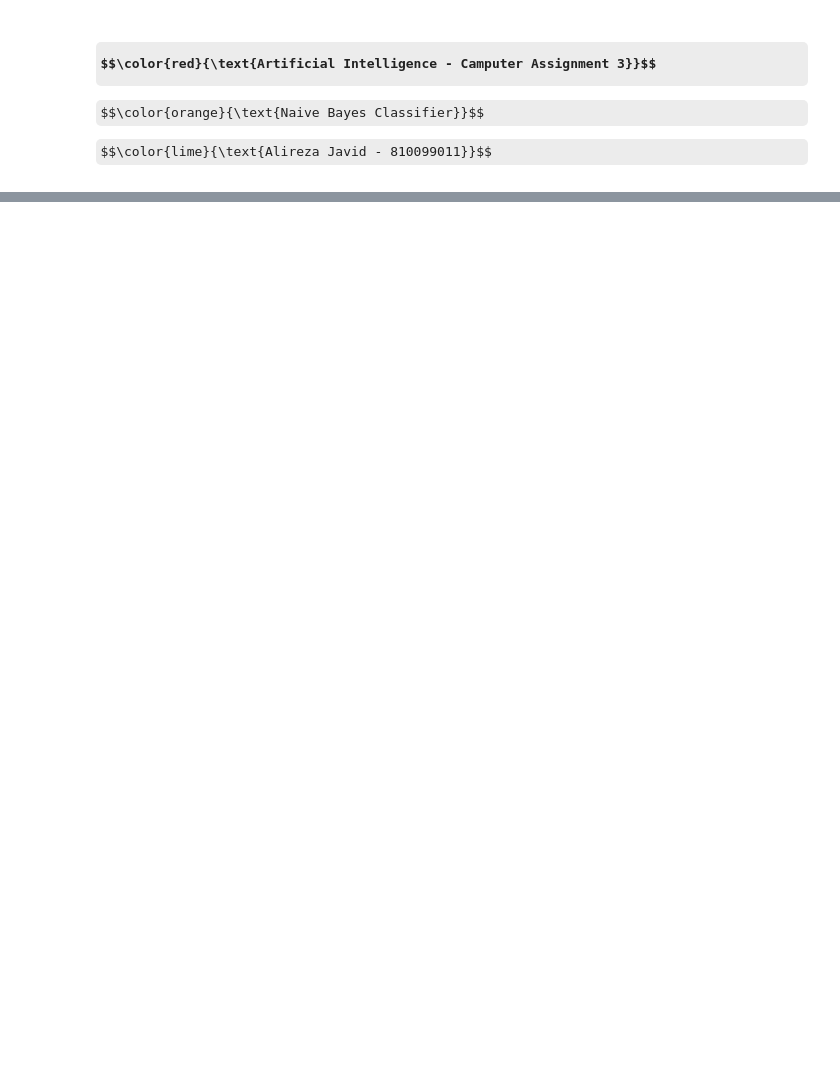
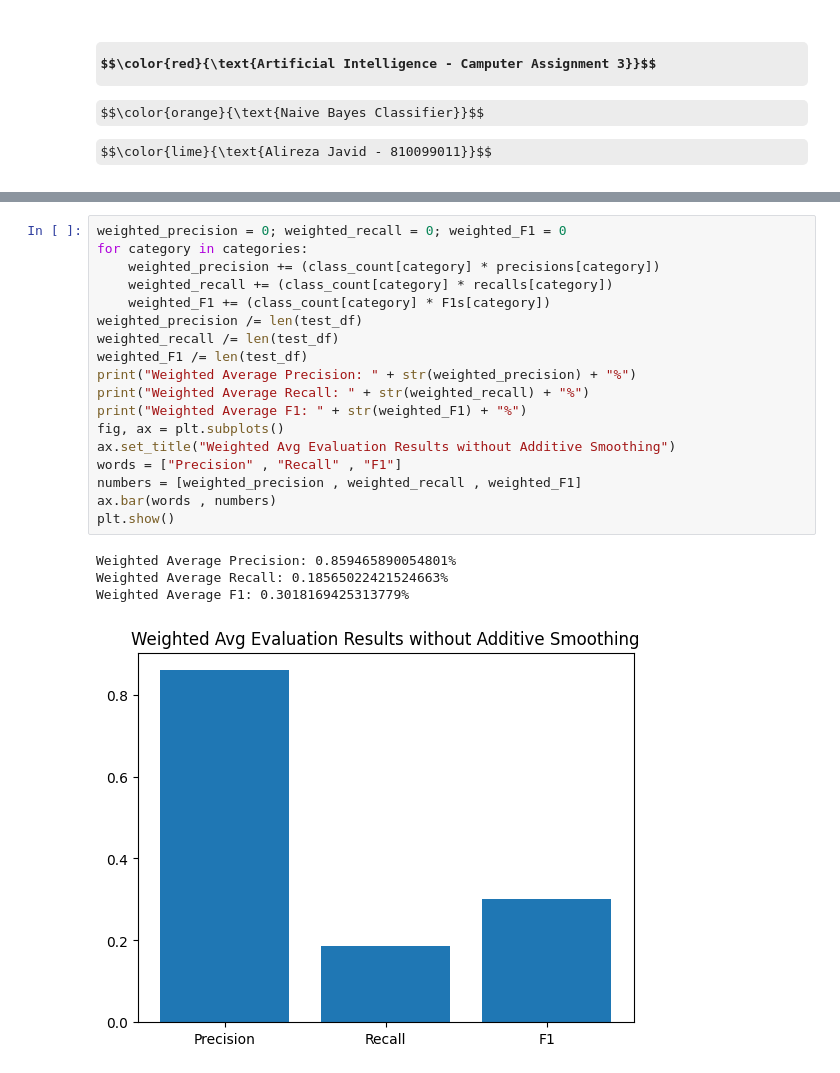
Before and after one commit to ajavid34/Artificial-Intelligence, a Jupyter notebook: CA 3/CA3.ipynb, the cells around one changed output, grey strips where cells are left out. Drawn from its saved outputs; the diff is of its cells as text; some formulas as TeX source; blank space fills up the shorter version.

```diff
--- a/CA 3/CA3.ipynb
+++ b/CA 3/CA3.ipynb
@@ -16,0 +345,23 @@ ModuleNotFoundError: No module named 'parsivar'
+# %%
+weighted_precision = 0; weighted_recall = 0; weighted_F1 = 0
+for category in categories:
+    weighted_precision += (class_count[category] * precisions[category])
+    weighted_recall += (class_count[category] * recalls[category])
+    weighted_F1 += (class_count[category] * F1s[category])
+weighted_precision /= len(test_df)
+weighted_recall /= len(test_df)
+weighted_F1 /= len(test_df)
+print("Weighted Average Precision: " + str(weighted_precision) + "%")
+print("Weighted Average Recall: " + str(weighted_recall) + "%")
+print("Weighted Average F1: " + str(weighted_F1) + "%")
+fig, ax = plt.subplots()
+ax.set_title("Weighted Avg Evaluation Results without Additive Smoothing")
+words = ["Precision" , "Recall" , "F1"]
+numbers = [weighted_precision , weighted_recall , weighted_F1]
+ax.bar(words , numbers)
+plt.show()
+# %% [output]
+Weighted Average Precision: 0.859465890054801%
+Weighted Average Recall: 0.18565022421524663%
+Weighted Average F1: 0.3018169425313779%
+[figure, added]
```
Also changed, not shown: parts of 33 cells of this notebook, 1 other file.
